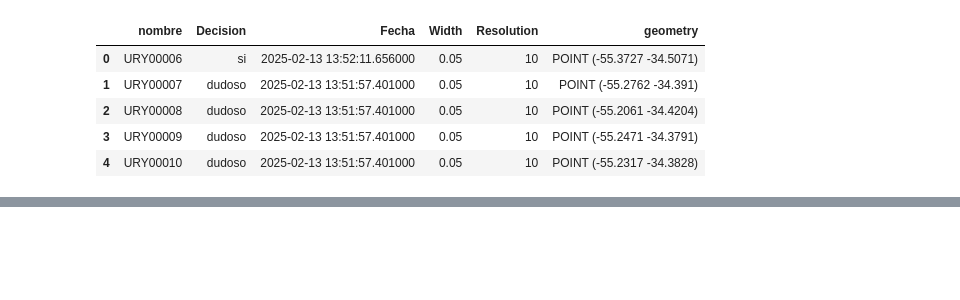
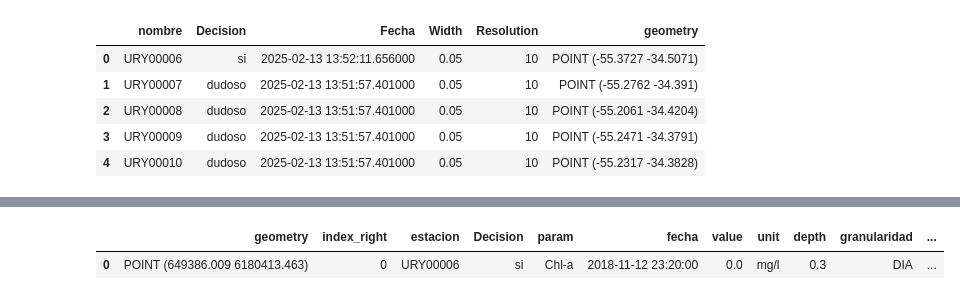
Before and after one commit to dimy20/ProyectoAA, a Jupyter notebook: notebooks/oan_gems_normalization.ipynb, the cells around one changed output, grey strips where cells are left out. Drawn from its saved outputs; the diff is of its cells as text; code cells hidden in the pictures; blank space fills up the shorter version.

```diff
--- a/notebooks/oan_gems_normalization.ipynb
+++ b/notebooks/oan_gems_normalization.ipynb
@@ -16,0 +120,12 @@ gem_puntos_examin.head()
+# %%
+chla_p1_gems = gpd.sjoin_nearest(
+    p1, gems_utm,
+    how='inner',
+    max_distance=0.1,       # in the CRS units — meters here, since you're in UTM
+    distance_col='dist'
+)
+# %%
+chla_p1_gems.head()
+# %% [output]
+|  | geometry | index_right | estacion | Decision | param | fecha | value | unit | depth | granularidad | ... |
+| 0 | POINT (649386.009 6180413.463) | 0 | URY00006 | si | Chl-a | 2018-11-12 23:20:00 | 0.0 | mg/l | 0.3 | DIA | ... |
```
Also changed, not shown: parts of 24 cells of this notebook.
